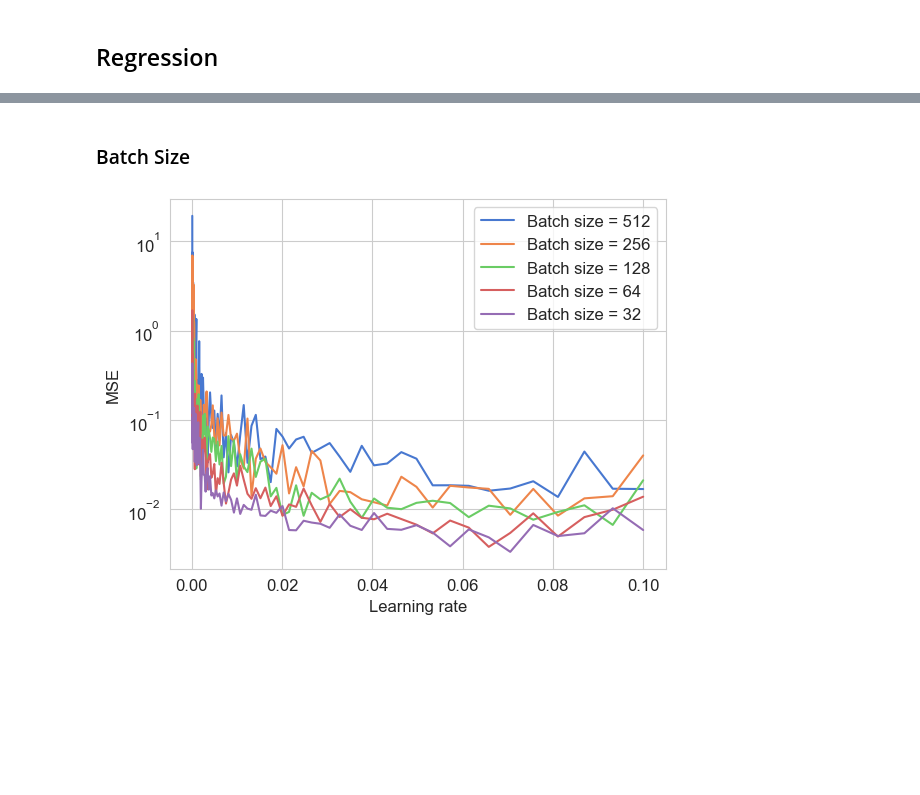
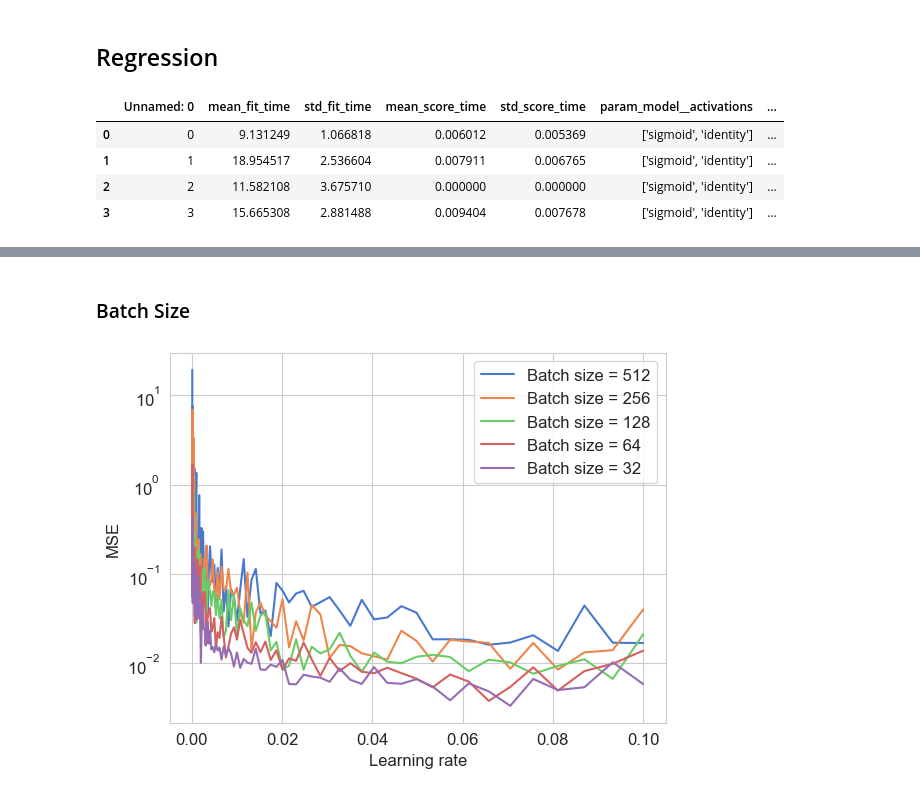
Before and after one commit to MariaFlyAway/Project2_FYS-STK3155, a Jupyter notebook: Code/Neural_Net/plotting_results.ipynb, the cells around one changed output, grey strips where cells are left out. Saved outputs shown, nothing was run; the diff lists cells and outputs as text; code cells hidden in the pictures; blank space fills up the shorter version.

```diff
--- a/Code/Neural_Net/plotting_results.ipynb
+++ b/Code/Neural_Net/plotting_results.ipynb
@@ -13,4 +13,11 @@ plt.rc('ytick', labelsize=12)  # Set y-tick label size
 # %% [markdown]
 ## Regression
 # %%
-regression = pd.read_csv('Results/gridsearch_regression_500_epochs_diff_lambda.csv')
+regression = pd.read_csv('Results/gridsearch_regression_500_epochs_diff_lambda_512_batch_size.csv')
+regression_sigmoid = pd.read_csv('Results/gridsearch_regression_500_epochs_sigmoid.csv')
+# %% [output]
+|  | Unnamed: 0 | mean_fit_time | std_fit_time | mean_score_time | std_score_time | param_model__activations | ... |
+| 0 | 0 | 9.131249 | 1.066818 | 0.006012 | 0.005369 | ['sigmoid', 'identity'] | ... |
+| 1 | 1 | 18.954517 | 2.536604 | 0.007911 | 0.006765 | ['sigmoid', 'identity'] | ... |
+| 2 | 2 | 11.582108 | 3.675710 | 0.000000 | 0.000000 | ['sigmoid', 'identity'] | ... |
+| 3 | 3 | 15.665308 | 2.881488 | 0.009404 | 0.007678 | ['sigmoid', 'identity'] | ... |
```
Also changed, not shown: parts of 2 cells of this notebook, 4 other files.
